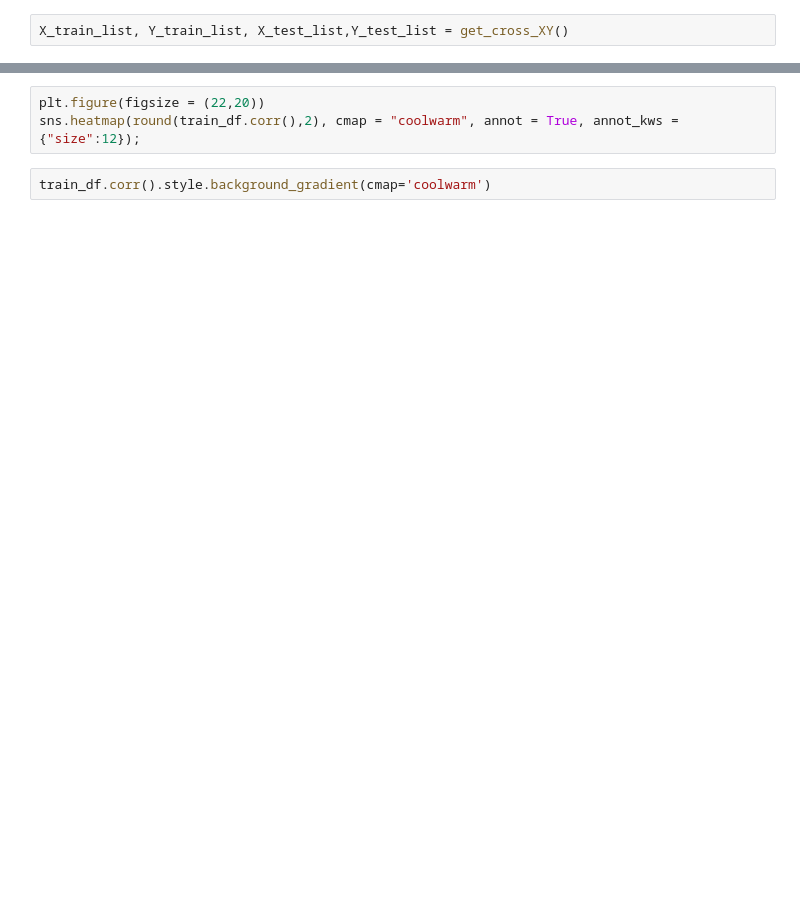
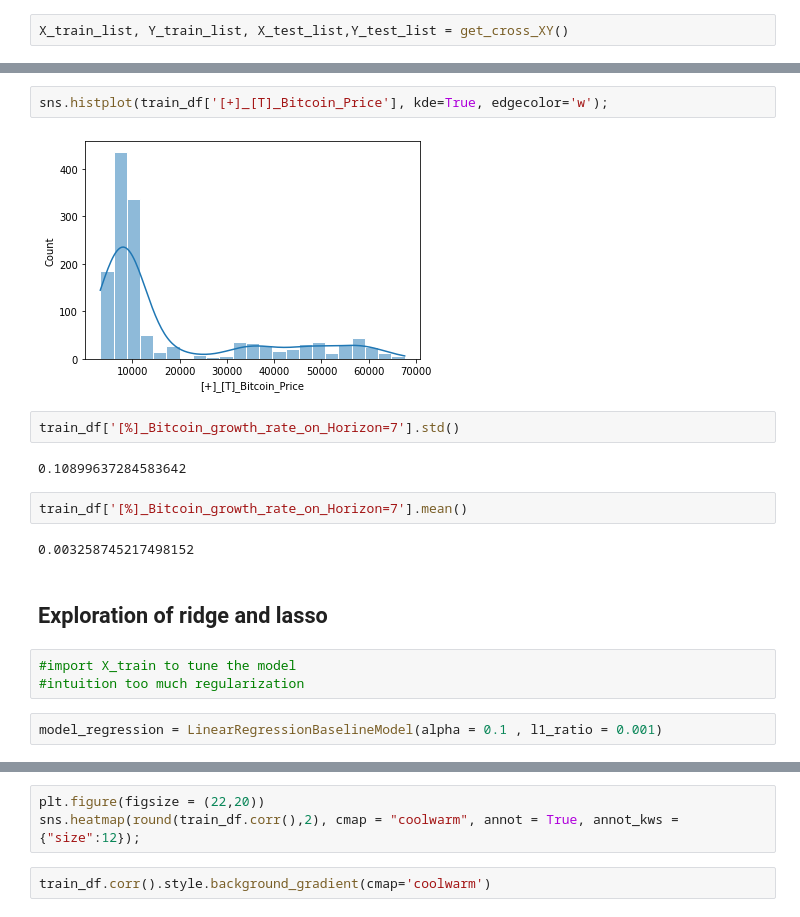
Before and after one commit to AlexandreLaizet/bitcoin_deep_learning, a Jupyter notebook: notebooks/CH - linear model improvement.ipynb, the cells around one changed output, grey strips where cells are left out. Cells and saved outputs as stored; diff of their text form; blank space fills up the shorter version.

```diff
--- a/notebooks/CH - linear model improvement.ipynb
+++ b/notebooks/CH - linear model improvement.ipynb
@@ -27,0 +53,19 @@ model = LinearRegressionBaselineModel()
+# %%
+sns.histplot(train_df['[+]_[T]_Bitcoin_Price'], kde=True, edgecolor='w');
+# %% [output]
+[figure, added]
+# %%
+train_df['[%]_Bitcoin_growth_rate_on_Horizon=7'].std()
+# %% [output]
+0.10899637284583642
+# %%
+train_df['[%]_Bitcoin_growth_rate_on_Horizon=7'].mean()
+# %% [output]
+0.003258745217498152
+# %% [markdown]
+## Exploration of ridge and lasso
+# %%
+#import X_train to tune the model
+#intuition too much regularization
+# %%
+model_regression = LinearRegressionBaselineModel(alpha = 0.1 , l1_ratio = 0.001)
```
Also changed, not shown: parts of 33 cells of this notebook, 4 other files.
